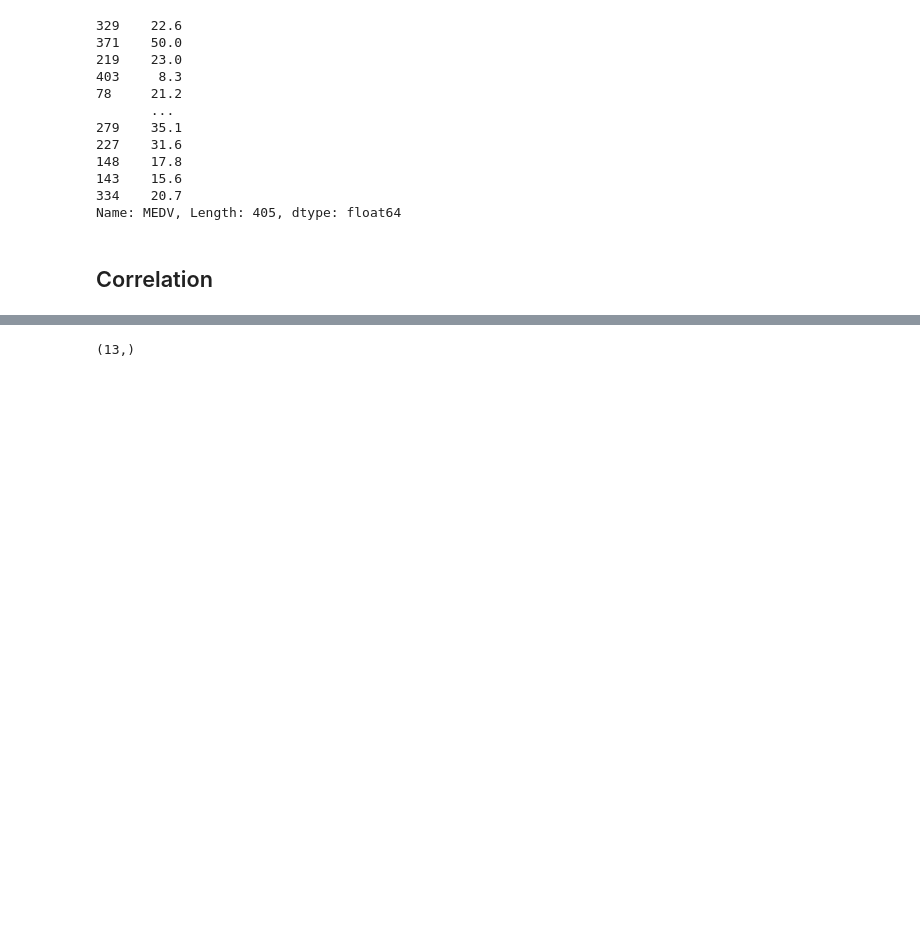
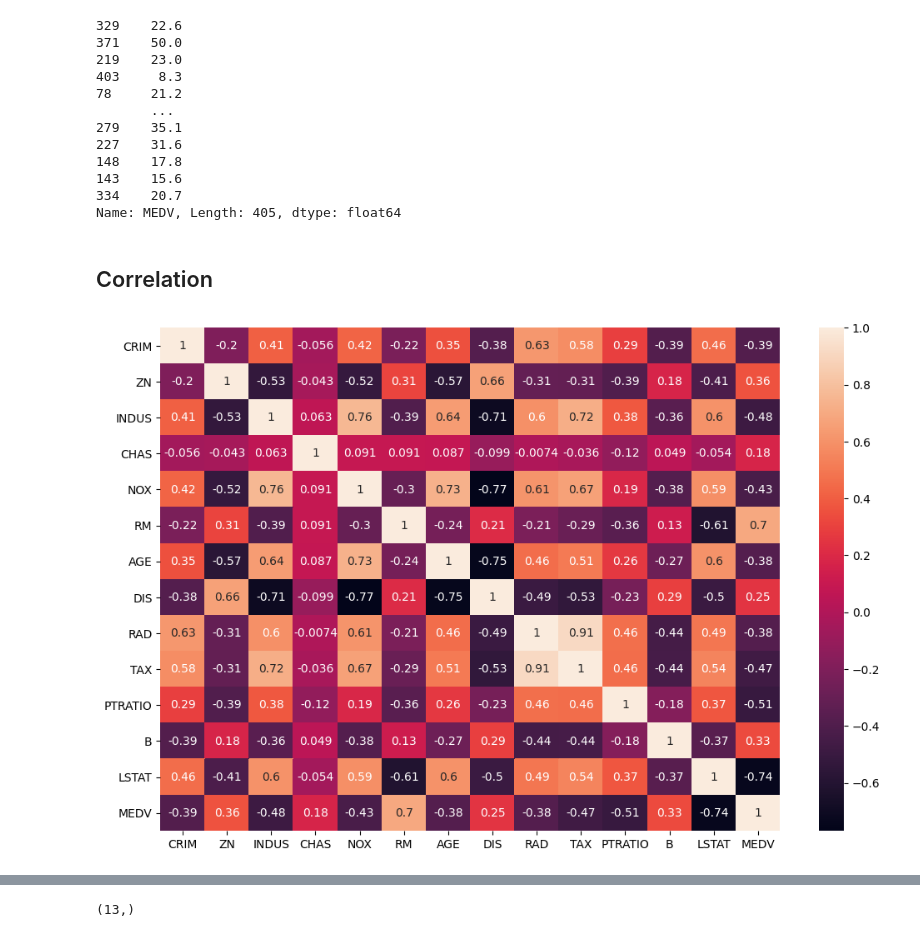
Before and after one commit to mostafaghadimi/machine-learning, a Jupyter notebook: HomeWorks/HW3/Practical/boston.ipynb, the cells around one changed output, grey strips where cells are left out. Drawn from its saved outputs; the diff is of its cells as text; code cells hidden in the pictures; blank space fills up the shorter version.

```diff
--- a/HomeWorks/HW3/Practical/boston.ipynb
+++ b/HomeWorks/HW3/Practical/boston.ipynb
@@ -119,3 +122,7 @@ Name: MEDV, Length: 405, dtype: float64
 X_test, y_test = test.iloc[:, :-1], test.iloc[:, -1]
 # %% [markdown]
 ## Correlation
+# %%
+sns.heatmap(data=df.corr(), annot=True);
+# %% [output]
+[figure, added]
```
Also changed, not shown: parts of 24 cells of this notebook.
